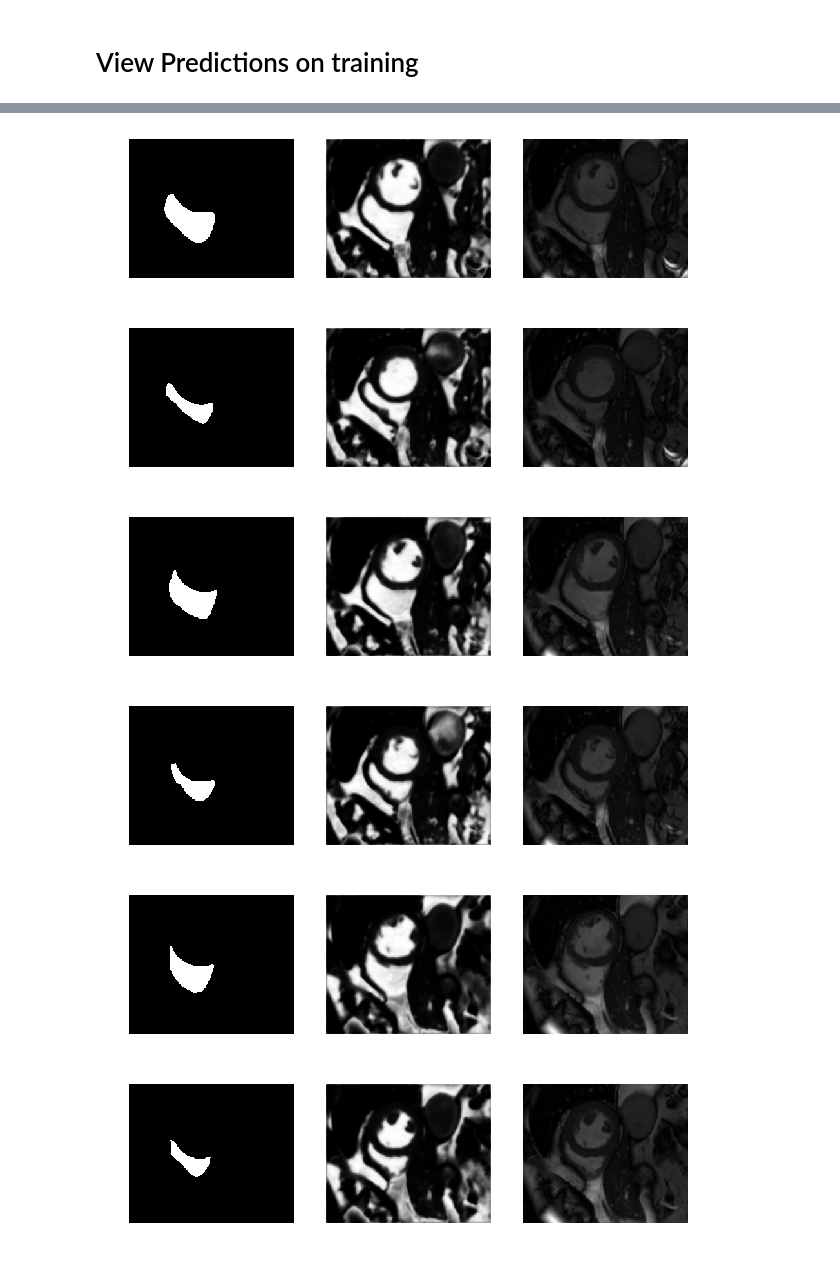
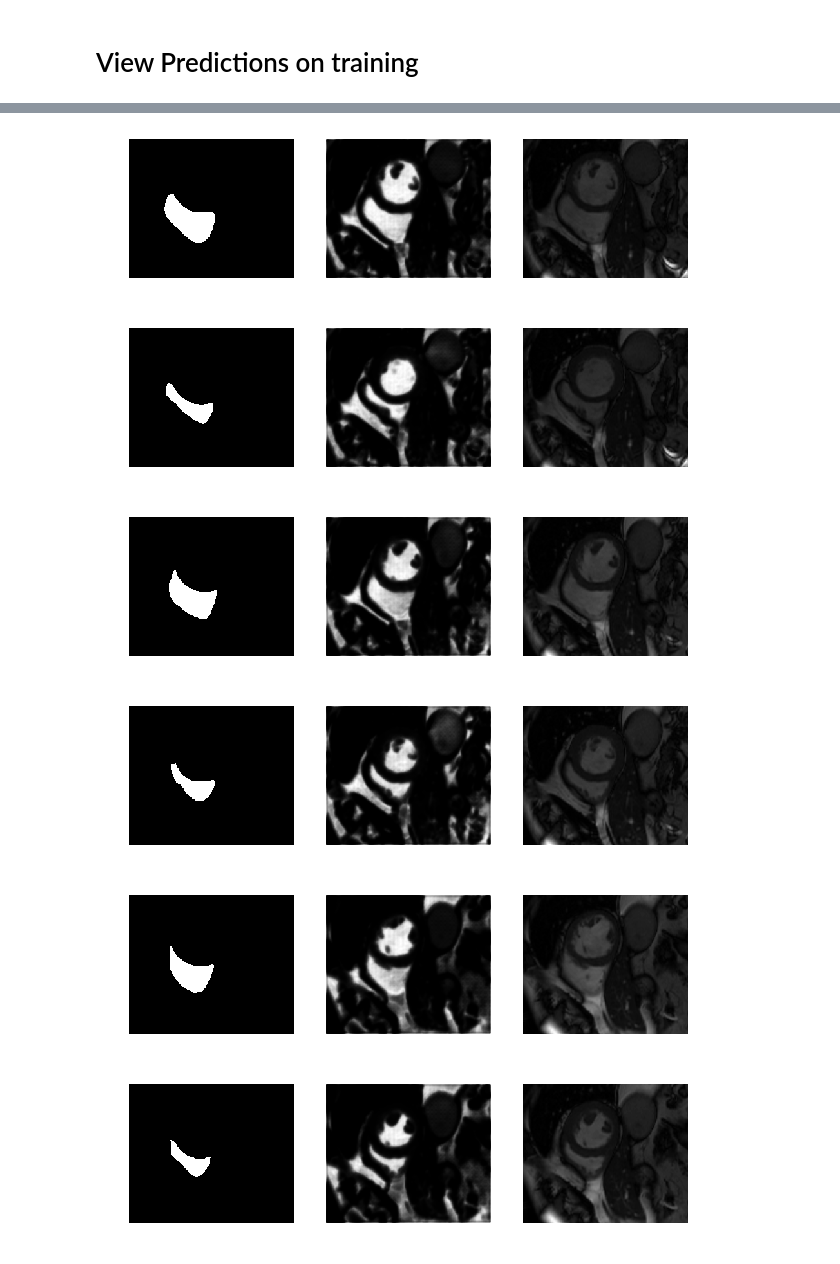
Before and after one commit to aksharkkumar/cmri-rv-seg, a Jupyter notebook: notebooks/cmri-rv-seg.ipynb, the cells around one changed output, grey strips where cells are left out. Saved outputs shown, nothing was run; the diff lists cells and outputs as text; code cells hidden in the pictures.

```diff
--- a/notebooks/cmri-rv-seg.ipynb
+++ b/notebooks/cmri-rv-seg.ipynb
@@ -96,7 +96,7 @@ def dice_coef_np(y_true, y_pred):
     return (2. * intersection + 1.) / (np.sum(y_true) + np.sum(y_pred) + 1.)
 
 
-def weighted_categorical_crossentropy(y_true, y_pred, weights=[0.1,0.9], epsilon=1e-8):
+def pixelwise_categorical_crossentropy(y_true, y_pred, weights=[0.5,0.5], epsilon=1e-8):
     ndim = K.ndim(y_pred)
     ncategory = K.int_shape(y_pred)[-1]
     # scale predictions so class probabilities of each pixel sum to 1
@@ -125,7 +125,7 @@ def show_plots(history):
     plt.legend(['train', 'validation'], loc='upper left')
     plt.show()
 #sgd = optimizers.SGD(lr=0.01, momentum=0.99)
-model.compile(optimizer=Adam(lr=1e-3),loss=[weighted_categorical_crossentropy],metrics=[dice_coef])
+model.compile(optimizer=Adam(lr=1e-3),loss='categorical_crossentropy',metrics=[dice_coef])
 # %%
 #TODO: 1. split data into training and validation set
 #      2. Augment the data
@@ -139,7 +139,7 @@ seed = 53
 
 validation_split=0.2
 
-epochs = 20
+epochs = 200
 batch_size = 32
 
 
@@ -155,7 +155,8 @@ validation_images = images[split_index:]
 validation_inner_masks = i_masks[split_index:]
 
 
-data_gen_args = dict(rotation_range=180,
+data_gen_args = dict(featurewise_std_normalization=True,
+                     rotation_range=180,
                      width_shift_range=0.1,
                      height_shift_range=0.1,
                      shear_range=0.1,
@@ -179,7 +180,7 @@ train_masks_generator = train_images_datagen.flow(train_inner_masks, y=None, see
 
 train_generator = zip(train_images_generator, train_masks_generator)
 # %%
-checkpointer = ModelCheckpoint(filepath='saved_models/endo_models/weights-20epochs-nodrop.hdf5', verbose=1, save_best_only=True)
+checkpointer = ModelCheckpoint(filepath='saved_models/endo_models/weights200No64.hdf5', verbose=1, save_best_only=True)
 
 hist = model.fit_generator(train_generator,steps_per_epoch=train_steps,epochs=epochs,verbose=1,callbacks=[checkpointer],
                    validation_data=(validation_images,validation_inner_masks),validation_steps=val_steps)
@@ -417,7 +403,7 @@ Dice Average: 0.92 Dice Stdev: 0.02
 # %% [markdown]
 # View Predictions on training
 # %%
-model.load_weights('saved_models/endo_models/weights-20epochs-nodrop.hdf5')
+model.load_weights('saved_models/endo_models/weights20No64.hdf5')
 
 def show_masks(images, i_masks_true):
     masks_pred = np.concatenate([model.predict(image[None,:,:,:]) for image in images])
@@ -441,6 +427,6 @@ show_masks(images[:10], inner_masks[:10])
-[figure, old version]
+[figure, new version]
-[figure, old version]
+[figure, new version]
-[figure, old version]
+[figure, new version]
-[figure, old version]
+[figure, new version]
-[figure, old version]
+[figure, new version]
-[figure, old version]
+[figure, new version]
```
Also changed, not shown: parts of 3 cells of this notebook, 3 other files.
